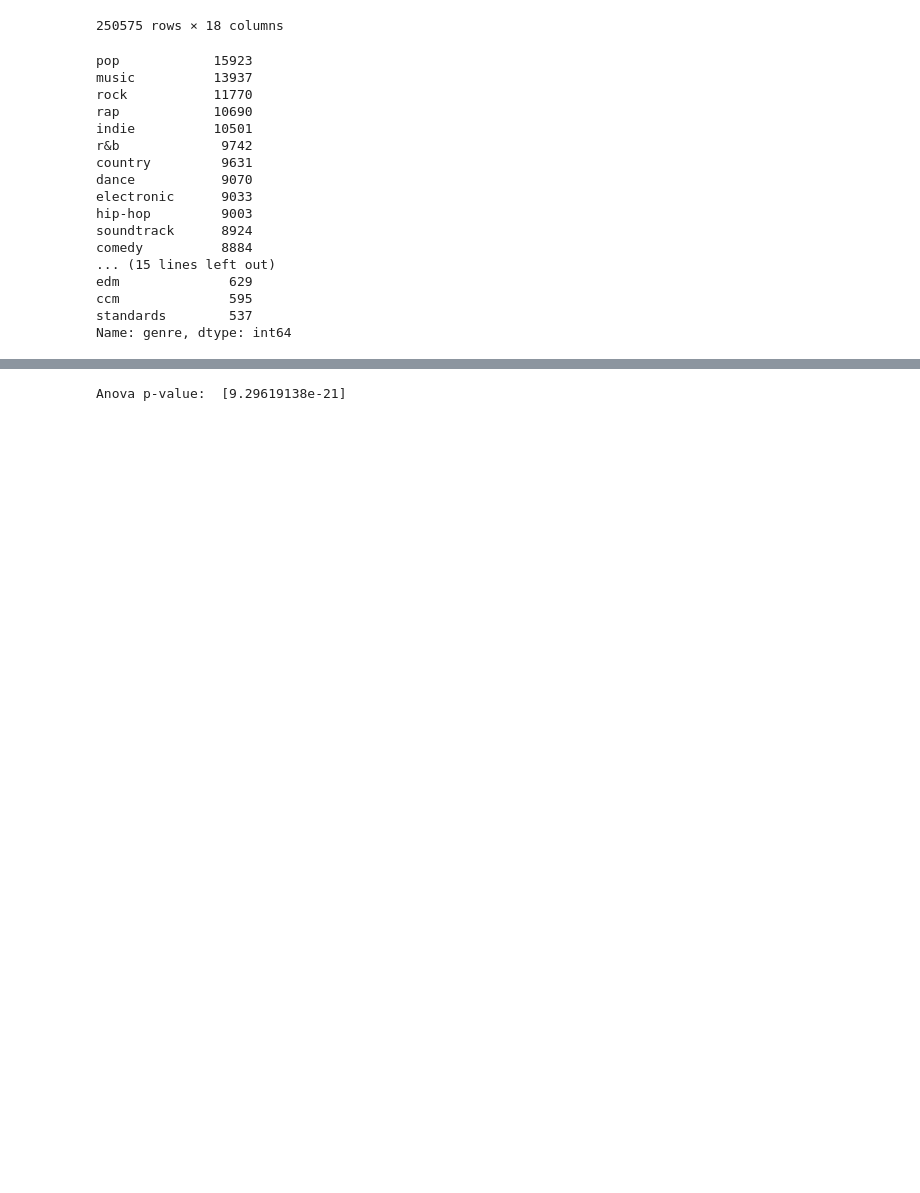
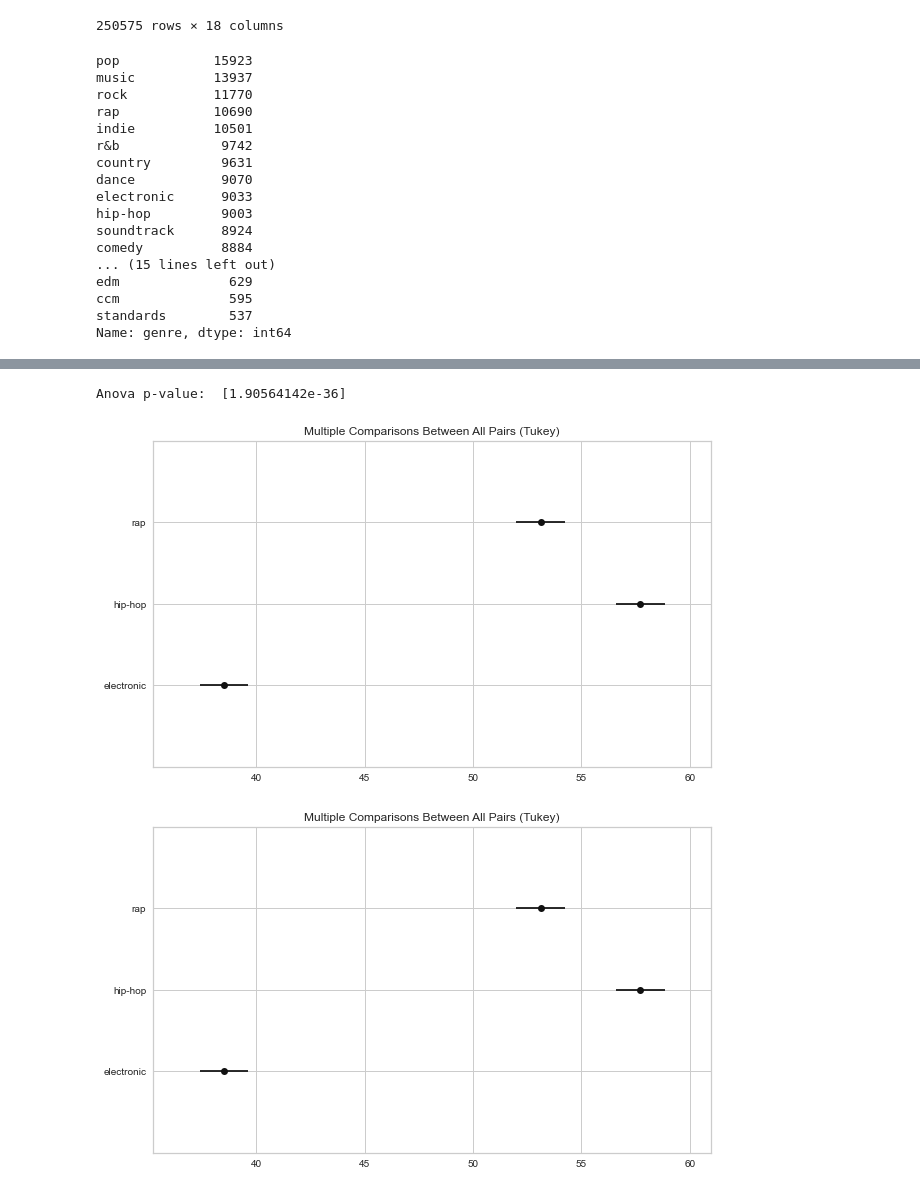
Before and after one commit to khoatxp/spotify-data-analysis, a Jupyter notebook: predict_genre.ipynb, the cells around one changed output, grey strips where cells are left out. Saved outputs shown, nothing was run; the diff lists cells and outputs as text; code cells hidden in the pictures; blank space fills up the shorter version.

Commit message:
add anova

```diff
--- a/predict_genre.ipynb
+++ b/predict_genre.ipynb
@@ -117,6 +117,7 @@ for genre in genres.unique():
         to_add += [genre]
 
 anova_df = anova_df[anova_df.genre.isin(to_add)]
+anova_df = anova_df[anova_df.year >= 1988]
 
 anova_df.reset_index(drop=True, inplace=True)
 
@@ -132,5 +133,5 @@ for datafr in dfs:
     if normaltest < 0.05:
         aggregated_dfs.append(aggregated_df)
 
-print(len(aggregated_dfs))
+print(aggregated_dfs)
 # %% [output]
@@ -138,20 +155,21 @@ print(len(aggregated_dfs))
 # %%
-anova = stats.f_oneway(aggregated_dfs[0], aggregated_dfs[1], aggregated_dfs[2], aggregated_dfs[3])
+anova = stats.f_oneway(aggregated_dfs[0], aggregated_dfs[1], aggregated_dfs[2])
 print("Anova p-value: ", anova.pvalue)
 
-# data = pd.DataFrame({'a': aggregated_dfs[0].popularity.values.tolist(),
-#                         'b': aggregated_dfs[1].popularity.values.tolist(),
-#                         'c': aggregated_dfs[2].popularity.values.tolist(),
-#                         'd': aggregated_dfs[3].popularity.values.tolist()})
-# melt = pd.melt(data)
+data = pd.DataFrame({'rap': aggregated_dfs[0].popularity.values.tolist(),
+                        'electronic': aggregated_dfs[1].popularity.values.tolist(),
+                        'hip-hop': aggregated_dfs[2].popularity.values.tolist()})
+melt = pd.melt(data)
 
-# posthoc = pairwise_tukeyhsd(
-#     melt['value'], melt['variable'],
-#     alpha=0.05)
+posthoc = pairwise_tukeyhsd(
+    melt['value'], melt['variable'],
+    alpha=0.05)
 
-# posthoc.plot_simultaneous()
+posthoc.plot_simultaneous()
 # %% [output]
-Anova p-value:  [9.29619138e-21]
+Anova p-value:  [1.90564142e-36]
+[figure, added]
+[figure, added]
 # %%
 feature_names = ['acousticness', 'danceability', 'energy', 'instrumentalness',
        'liveness', 'loudness', 'speechiness', 'tempo', 'valence','duration_min','key','mode','year','popularity']
```
Also changed, not shown: parts of 4 cells of this notebook.
